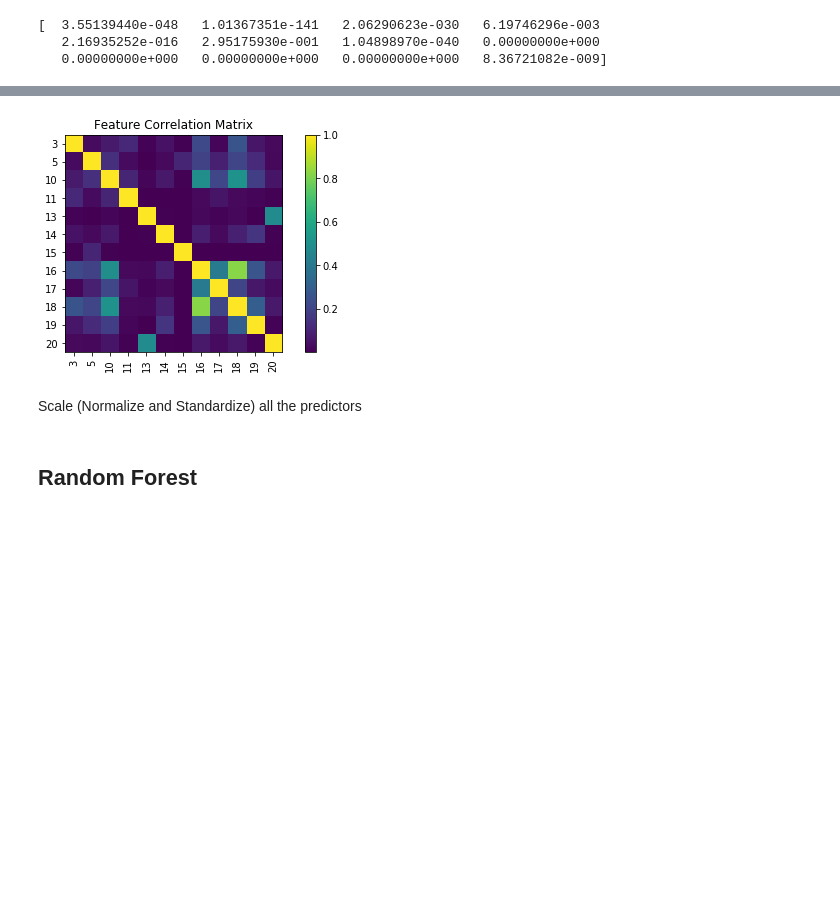
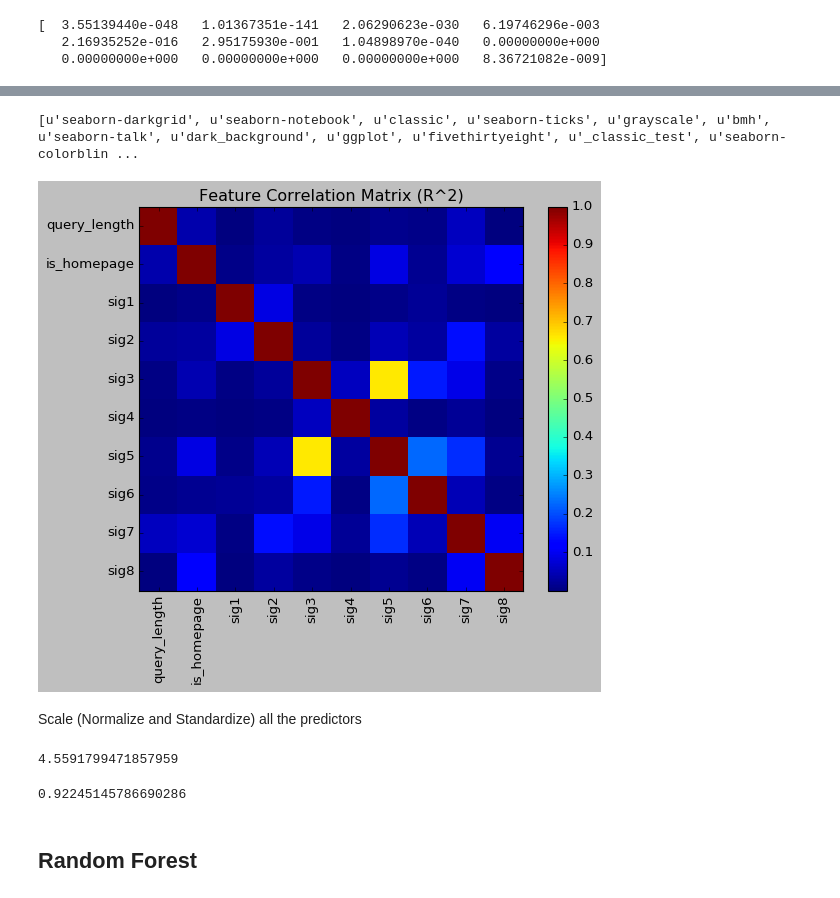
Before and after one commit to happytcj/StanfordStats202, a Jupyter notebook: Final_Project/preprocess.ipynb, the cells around one changed output, grey strips where cells are left out. Cells and saved outputs as stored; diff of their text form; code cells hidden in the pictures; blank space fills up the shorter version.

```diff
--- a/Final_Project/preprocess.ipynb
+++ b/Final_Project/preprocess.ipynb
@@ -170,6 +155,12 @@ predictors_idx = [3,5,10,11,13,14,15,16,17,18,19,20]
 df_train_predictors = df_train.iloc[:, predictors_idx]
 train_predictors = df_train.iloc[:, predictors_idx].as_matrix()
 train_response = df_train['relevance'].as_matrix()
+# %%
+#include mixed transformed and original features
+predictors_idx = [2,3,4,5,6,7,8,9,10,11,13,14,15,16,17,18,19,20]
+df_train_predictors = df_train.iloc[:, predictors_idx]
+train_predictors = df_train.iloc[:, predictors_idx].as_matrix()
+train_response = df_train['relevance'].as_matrix()
 # %%
 for i, v in enumerate(df_train_predictors.columns):
     print i, v
@@ -205,7 +196,8 @@ print pvalues
    2.16935252e-016   2.95175930e-001   1.04898970e-040   0.00000000e+000
    0.00000000e+000   0.00000000e+000   0.00000000e+000   8.36721082e-009]
 # %%
-plt.rcParams['figure.figsize'] = (16, 8)
-_ = df_train_predictors.hist()
+plt.rcParams['figure.figsize'] = (24, 16)
+# df_train_predictors=df_train_predictors.append([1000]*2000)
+df_train_predictors.hist()
 plt.rcParams['figure.figsize'] = (8, 4)
 # %% [output]
@@ -213,21 +205,35 @@ plt.rcParams['figure.figsize'] = (8, 4)
+# %%
+print(plt.style.available)
+# %% [output]
+[u'seaborn-darkgrid', u'seaborn-notebook', u'classic', u'seaborn-ticks', u'grayscale', u'bmh', u'seaborn-talk', u'dark_background', u'ggplot', u'fivethirtyeight', u'_classic_test', u'seaborn-colorblin ...
 # %%
 #check correlation between training variables
+plt.style.use('classic')
 b = np.corrcoef(train_predictors.T)
 fig, ax = plt.subplots()
 im = ax.imshow(np.square(b),interpolation='nearest')
 fig.colorbar(im)
 ax.set_yticks(range(len(predictors_idx)))
-ax.set_yticklabels(predictors_idx, rotation='horizontal')
+ax.set_yticklabels(df_train_predictors.columns, rotation='horizontal')
 ax.set_xticks(range(len(predictors_idx)))
-ax.set_xticklabels(predictors_idx, rotation='vertical')
-ax.set_title('Feature Correlation Matrix')
+ax.set_xticklabels(df_train_predictors.columns, rotation='vertical')
+ax.set_title('Feature Correlation Matrix (R^2)')
+plt.grid(False)
 pass
 # %% [output]
-[figure, old version]
+[figure, new version]
 # %% [markdown]
 Scale (Normalize and Standardize) all the predictors
 # %%
 tmp = (train_predictors-train_predictors.min(axis=0))
 train_predictors_norm = tmp / tmp.max(axis=0)
+train_predictors_norm = scale(train_predictors_norm)
+train_predictors_norm.max()
+# %% [output]
+4.5591799471857959
 # %%
-train_predictors_norm = scale(train_predictors_norm)
+train_predictors_norm = scale(train_predictors)
+train_predictors_norm = normalize(train_predictors_norm)
+train_predictors_norm.max()
+# %% [output]
+0.92245145786690286
```
Also changed, not shown: parts of 28 cells of this notebook, 29 other files.
